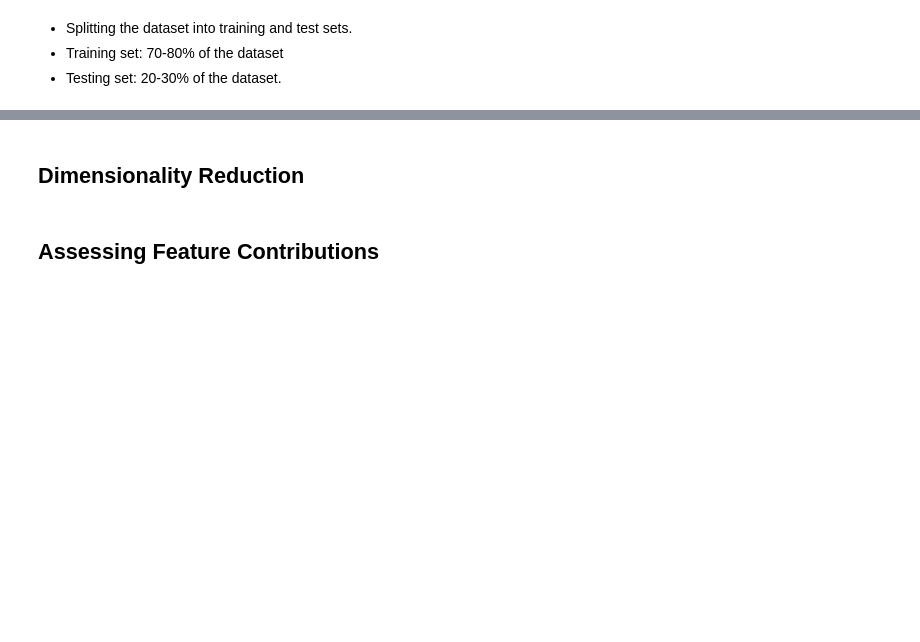
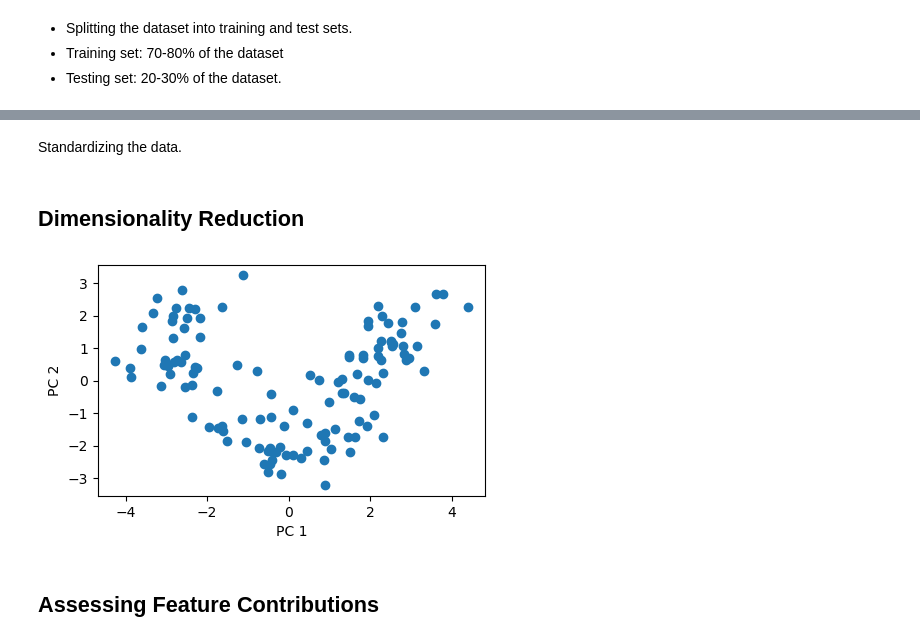
Before and after one commit to Alex-Idachaba/Machine-Learning-Algorithms, a Jupyter notebook: Dimensionality_Reduction.ipynb, the cells around one changed output, grey strips where cells are left out. Saved outputs shown, nothing was run; the diff lists cells and outputs as text; code cells hidden in the pictures; blank space fills up the shorter version.

Commit message:
train and test split

```diff
--- a/Dimensionality_Reduction.ipynb
+++ b/Dimensionality_Reduction.ipynb
@@ -90,3 +235,12 @@ memory usage: 19.5 KB
 * Splitting the dataset into training and test sets.
 * Training set: 70-80% of the dataset
 * Testing set: 20-30% of the dataset.
+# %%
+from sklearn.model_selection import train_test_split
+
+X, y = df_wine.iloc[:, 1:].values, df_wine.iloc[:, 0].values
+
+X_train, X_test, y_train, y_test = \
+    train_test_split(X, y, test_size=0.3,
+                     stratify=y,
+                     random_state=0)
@@ -93,4 +263,31 @@ memory usage: 19.5 KB
+# %% [markdown]
+Standardizing the data.
+# %%
+from sklearn.preprocessing import StandardScaler
+
+sc = StandardScaler()
+
+X_train_std = sc.fit_transform(X_train)
+X_test_std = sc.transform(X_test)
 # %% [markdown]
 ## Dimensionality Reduction
+# %%
+from sklearn.decomposition import PCA
+
+pca = PCA(n_components=2)
+
+X_train_pca = pca.fit_transform(X_train_std)
+X_test_pca = pca.transform(X_train_std)
+
+plt.figure(figsize=(5, 3))
+
+plt.scatter(X_train_pca[:, 0], X_train_pca[:, 1])
+
+plt.xlabel('PC 1')
+plt.ylabel('PC 2')
+
+plt.show()
+# %% [output]
+[figure, added]
 # %% [markdown]
 ## Assessing Feature Contributions
```
Also changed, not shown: parts of 14 cells of this notebook.
